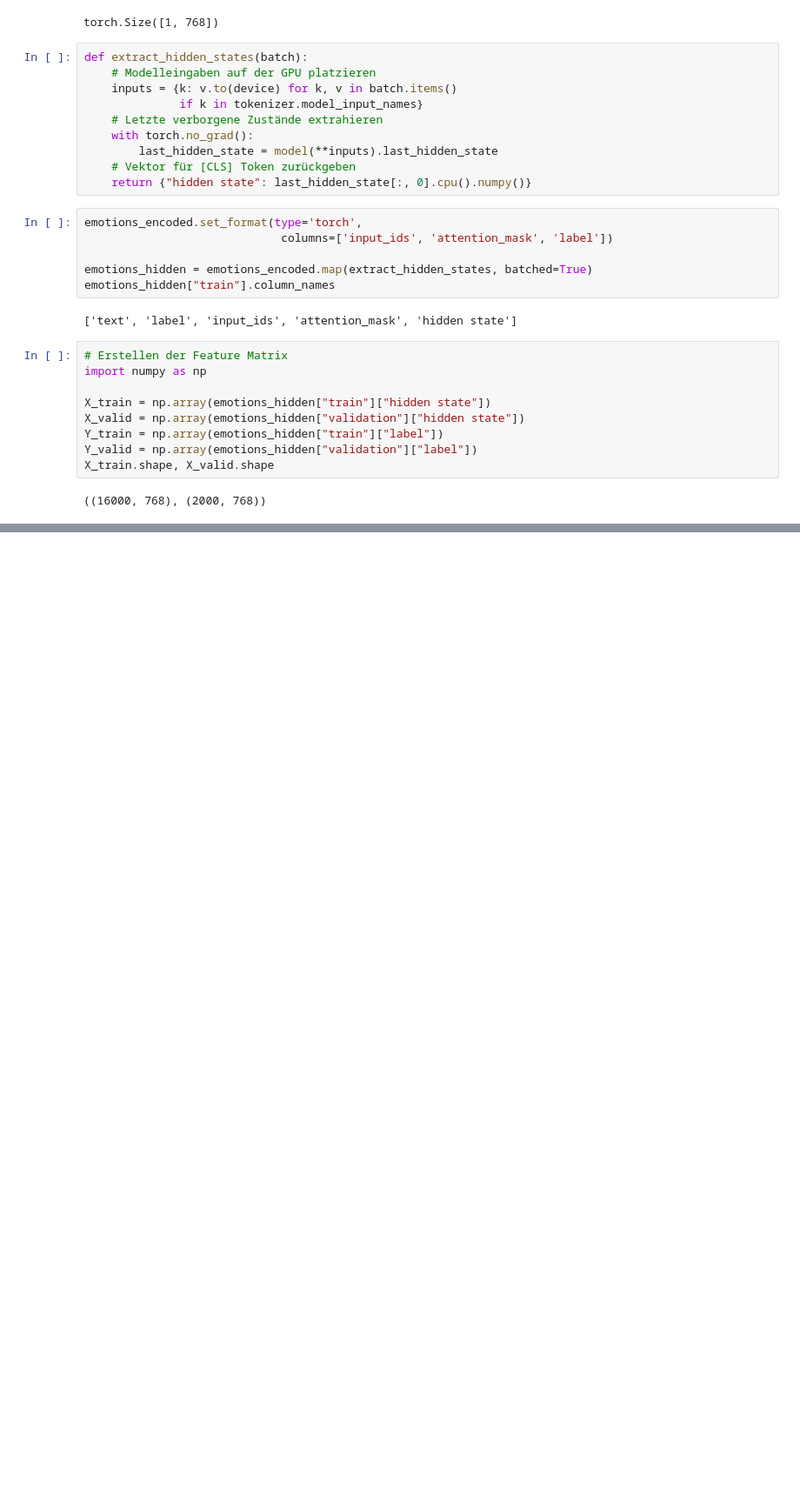
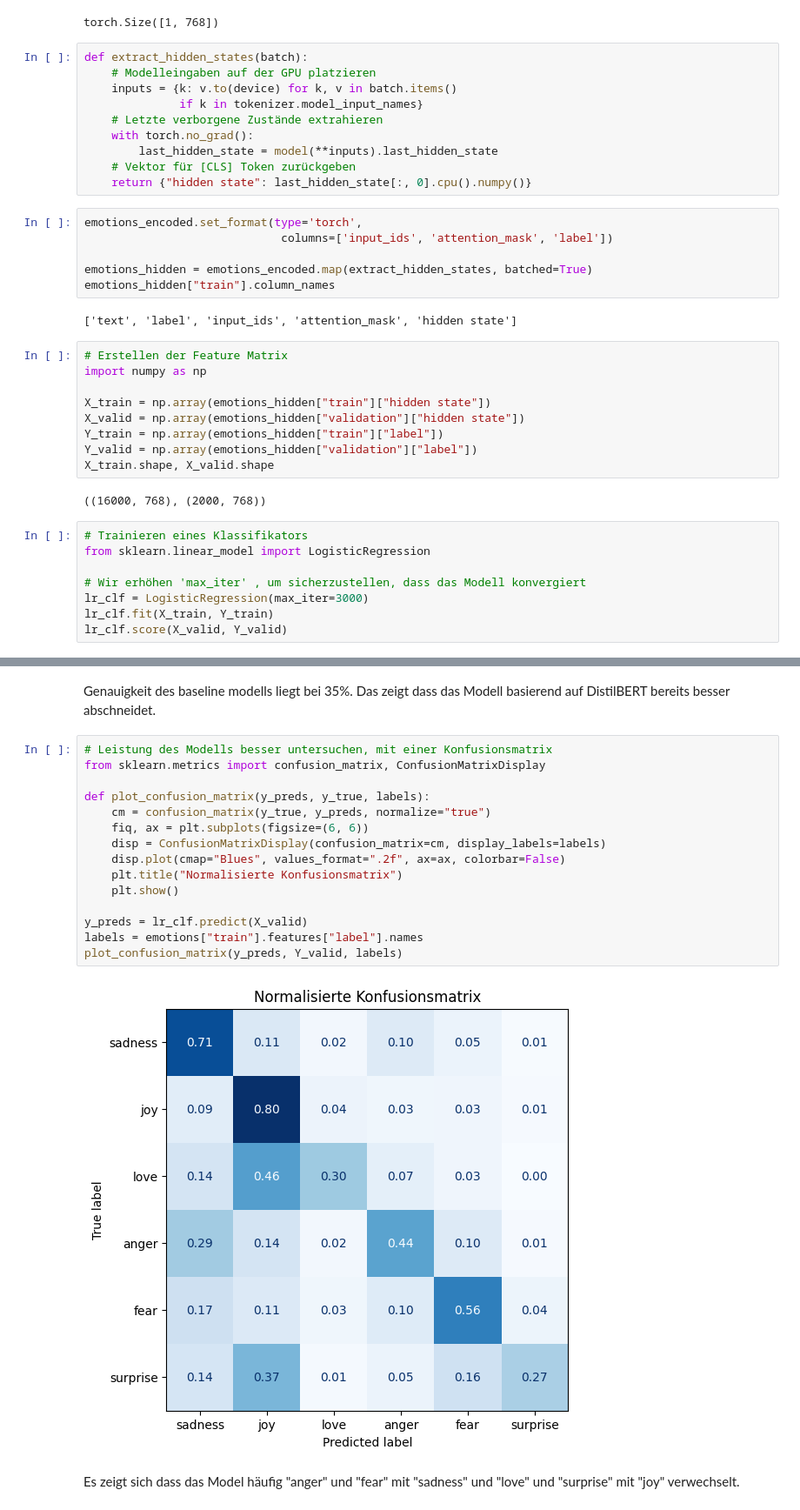
Before and after one commit to DominikWunderlich/huggingface-textklassifizierung, a Jupyter notebook: textklassifizierung_script.ipynb, the cells around one changed output, grey strips where cells are left out. Shown at 87% size. Saved outputs shown, nothing was run; the diff lists cells and outputs as text; blank space fills up the shorter version.

Commit message:
Train a simple classificator

```diff
--- a/textklassifizierung_script.ipynb
+++ b/textklassifizierung_script.ipynb
@@ -173,3 +173,11 @@ Y_valid = np.array(emotions_hidden["validation"]["label"])
 X_train.shape, X_valid.shape
 # %% [output]
 ((16000, 768), (2000, 768))
+# %%
+# Trainieren eines Klassifikators
+from sklearn.linear_model import LogisticRegression
+
+# Wir erhöhen 'max_iter' , um sicherzustellen, dass das Modell konvergiert
+lr_clf = LogisticRegression(max_iter=3000)
+lr_clf.fit(X_train, Y_train)
+lr_clf.score(X_valid, Y_valid)
@@ -175,0 +196,21 @@ X_train.shape, X_valid.shape
+# %% [markdown]
+Genauigkeit des baseline modells liegt bei 35%. Das zeigt dass das Modell basierend auf DistilBERT bereits besser abschneidet.
+# %%
+# Leistung des Modells besser untersuchen, mit einer Konfusionsmatrix
+from sklearn.metrics import confusion_matrix, ConfusionMatrixDisplay
+
+def plot_confusion_matrix(y_preds, y_true, labels):
+    cm = confusion_matrix(y_true, y_preds, normalize="true")
+    fiq, ax = plt.subplots(figsize=(6, 6))
+    disp = ConfusionMatrixDisplay(confusion_matrix=cm, display_labels=labels)
+    disp.plot(cmap="Blues", values_format=".2f", ax=ax, colorbar=False)
+    plt.title("Normalisierte Konfusionsmatrix")
+    plt.show()
+
+y_preds = lr_clf.predict(X_valid)
+labels = emotions["train"].features["label"].names
+plot_confusion_matrix(y_preds, Y_valid, labels)
+# %% [output]
+[figure, added]
+# %% [markdown]
+Es zeigt sich dass das Model häufig "anger" und "fear" mit "sadness" und "love" und "surprise" mit "joy" verwechselt.
```
Also changed, not shown: parts of 3 cells of this notebook.
